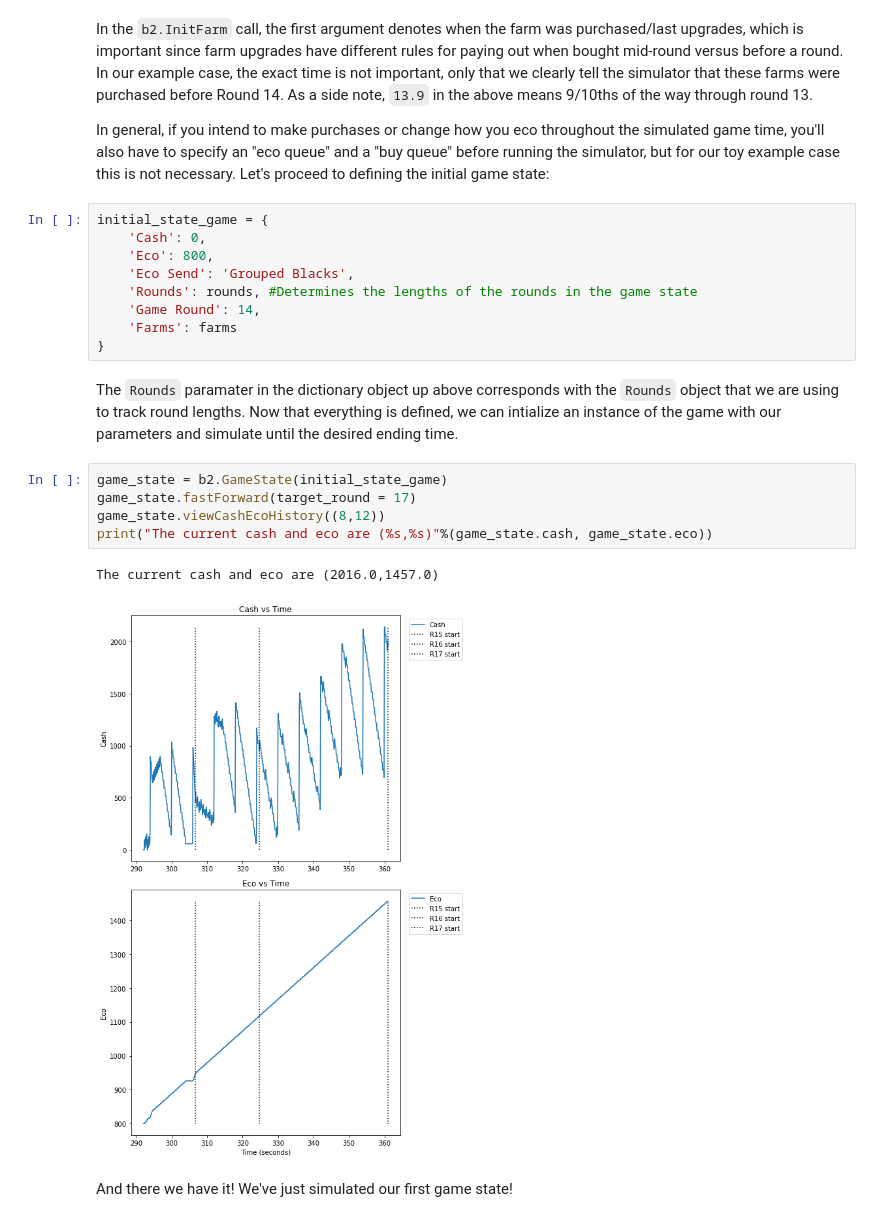
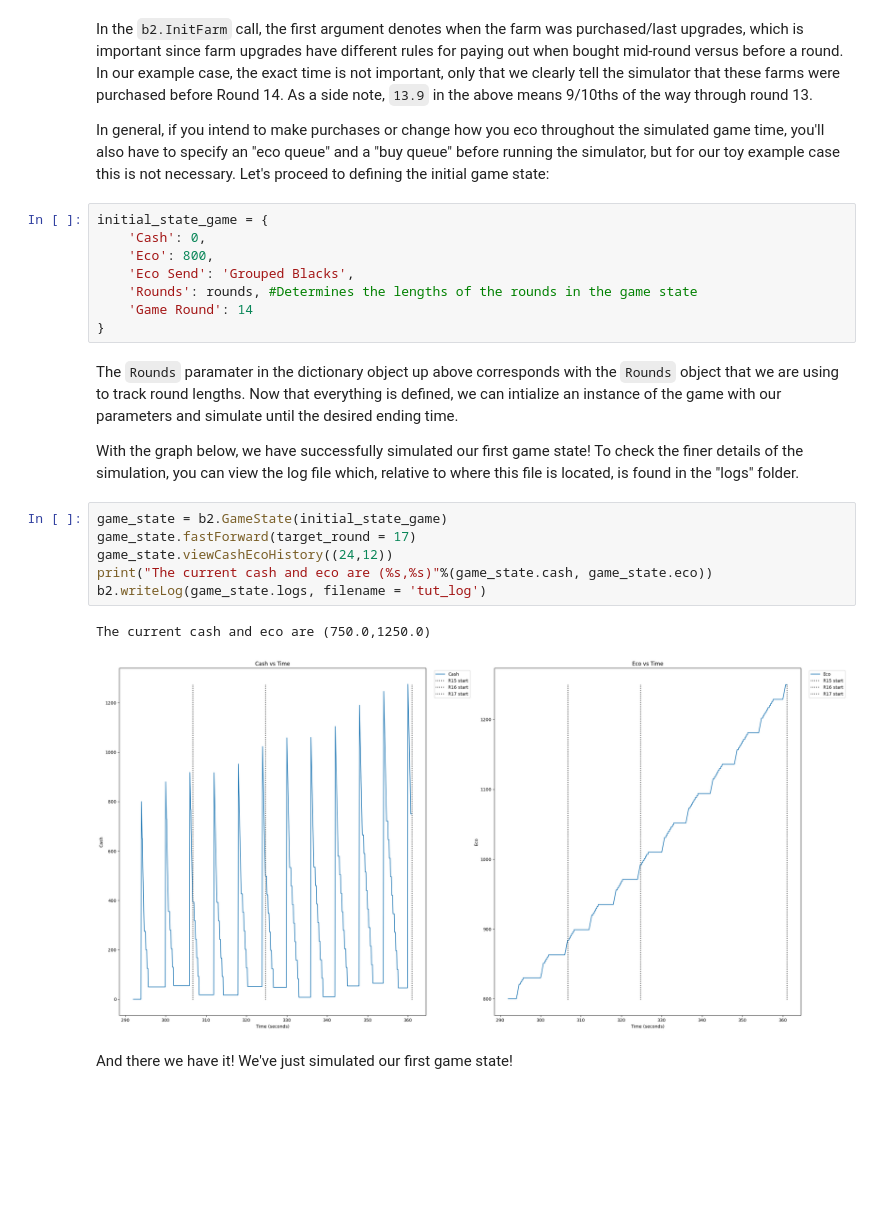
Before and after one commit to redlaserbmBTD/BTDB2_SIMULATOR, a Jupyter notebook: examples/1_start_here.ipynb, the cells around one changed output. Cells and saved outputs as stored; diff of their text form; blank space fills up the shorter version.

```diff
--- a/examples/1_start_here.ipynb
+++ b/examples/1_start_here.ipynb
@@ -27,18 +27,20 @@ initial_state_game = {
     'Eco': 800,
     'Eco Send': 'Grouped Blacks',
     'Rounds': rounds, #Determines the lengths of the rounds in the game state
-    'Game Round': 14,
-    'Farms': farms
+    'Game Round': 14
 }
 # %% [markdown]
 The `Rounds` paramater in the dictionary object up above corresponds with the `Rounds` object that we are using to track round lengths. Now that everything is defined, we can intialize an instance of the game with our parameters and simulate until the desired ending time.
+
+With the graph below, we have successfully simulated our first game state! To check the finer details of the simulation, you can view the log file which, relative to where this file is located, is found in the "logs" folder.
 # %%
 game_state = b2.GameState(initial_state_game)
 game_state.fastForward(target_round = 17)
-game_state.viewCashEcoHistory((8,12))
+game_state.viewCashEcoHistory((24,12))
 print("The current cash and eco are (%s,%s)"%(game_state.cash, game_state.eco))
+b2.writeLog(game_state.logs, filename = 'tut_log')
 # %% [output]
-The current cash and eco are (2016.0,1457.0)
+The current cash and eco are (750.0,1250.0)
-[figure, old version]
+[figure, new version]
 # %% [markdown]
 And there we have it! We've just simulated our first game state!
```
Also changed, not shown: parts of 1 cell of this notebook, 19 other files.
